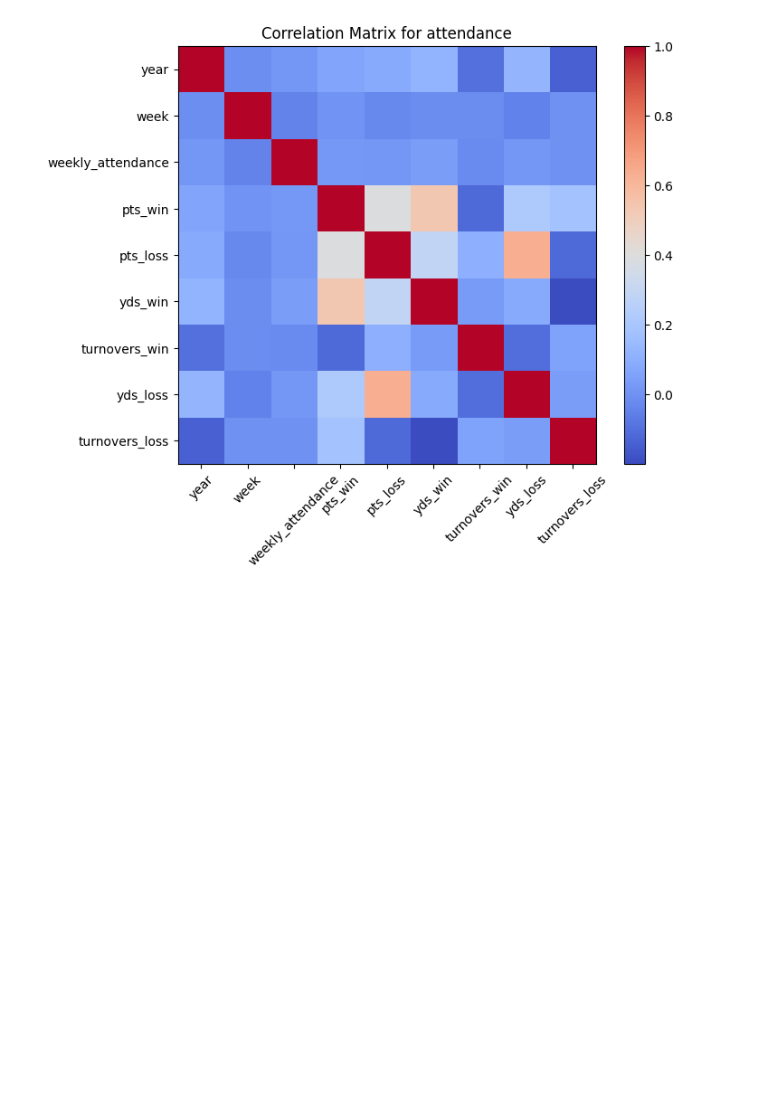
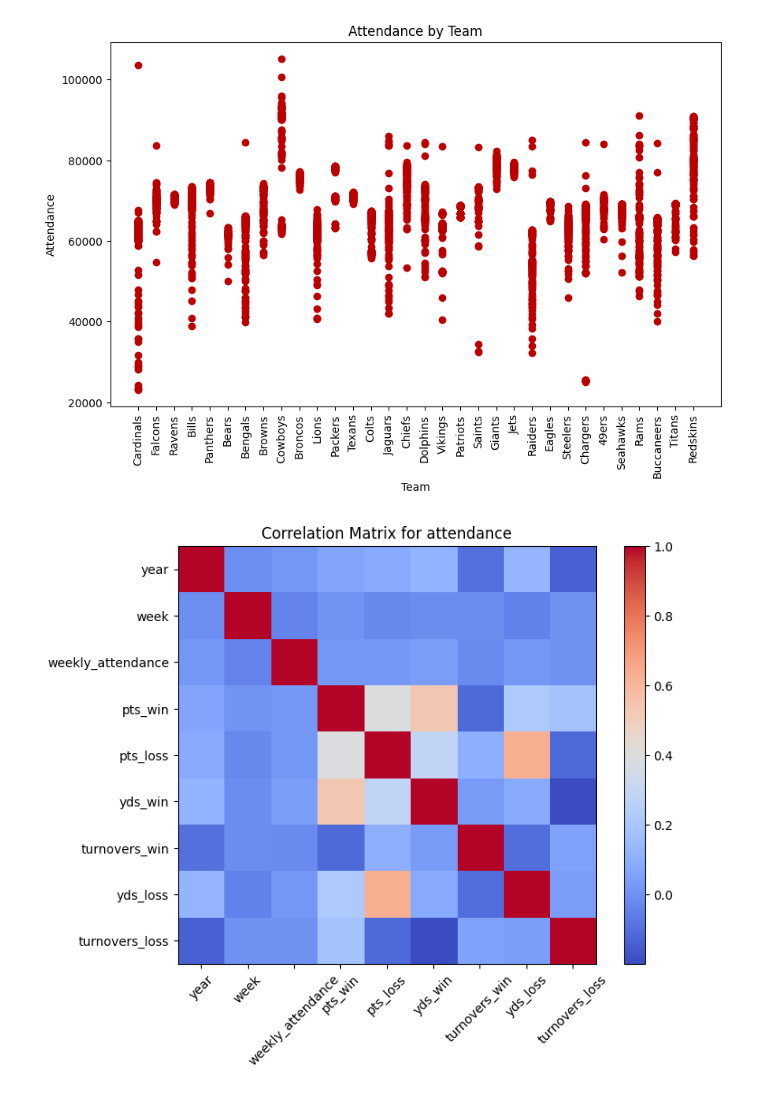
Before and after one commit to tylerbang/csc-4240-course-project, a Jupyter notebook: linear.ipynb, the cells around one changed output. Drawn from its saved outputs; the diff is of its cells as text; code cells hidden in the pictures; blank space fills up the shorter version.

```diff
--- a/linear.ipynb
+++ b/linear.ipynb
@@ -44,6 +44,19 @@ df_result = df_result.drop('time', axis=1)
 df_result_numerical = df_result.select_dtypes(include=[np.number])
 
 correlation_matrix = df_result_numerical.corr()
+# %%
+plt.figure(figsize=(10,6))
+plt.scatter(df_result['home_team_name'], df_result['weekly_attendance'], color='#BB0000')
+
+plt.xlabel('Team')
+plt.ylabel('Attendance')
+plt.title('Attendance by Team')
+plt.xticks(rotation=90)
+plt.tight_layout
+
+plt.show()
+# %% [output]
+[figure, added]
 # %%
 plt.figure(figsize=(8,6))
 plt.imshow(correlation_matrix, cmap='coolwarm', interpolation='nearest')
```
Also changed, not shown: 1 other file.
